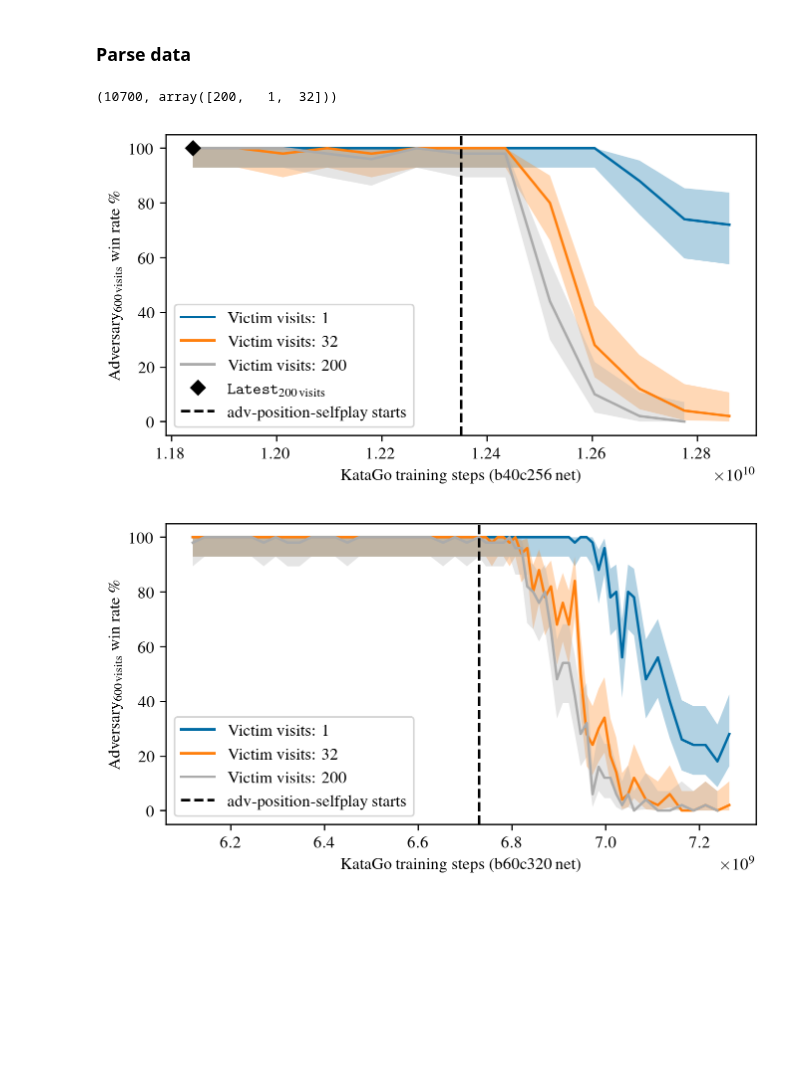
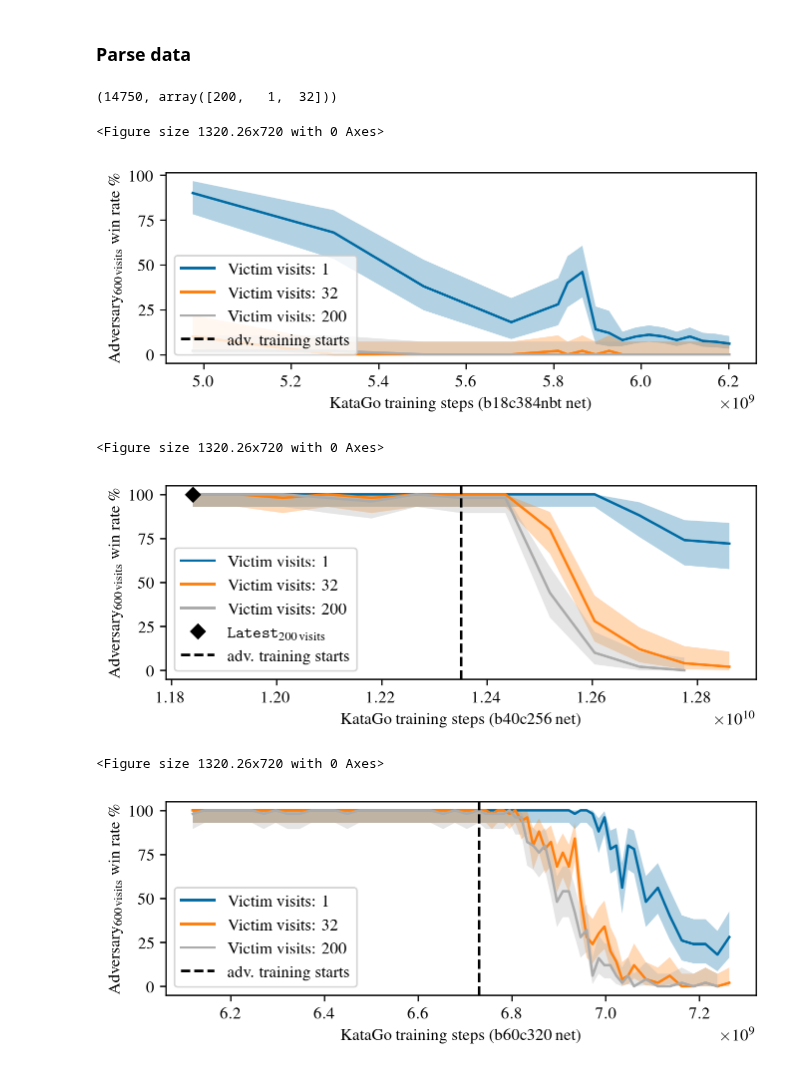
Before and after one commit to AlignmentResearch/KataGoVisualizer, a Jupyter notebook: notebooks/notebooks/paper/katago-new-ckpt-evals.ipynb, the cells around one changed output. Saved outputs shown, nothing was run; the diff lists cells and outputs as text; code cells hidden in the pictures; blank space fills up the shorter version.

```diff
--- a/notebooks/notebooks/paper/katago-new-ckpt-evals.ipynb
+++ b/notebooks/notebooks/paper/katago-new-ckpt-evals.ipynb
@@ -23,13 +23,14 @@ df = utils.parse_sgfs(
         "/nas/ucb/tony/go-attack/matches/cyclic-adv-s545m-vs-newer-katago-ckpts/",
         "/nas/ucb/k8/go-attack/match/tony-new-kata-cp-sweep-try0/",
         "/nas/ucb/k8/go-attack/match/tony-new-kata-cp-sweep-v32/",
+        "/nas/ucb/k8/go-attack/match/ttseng-cyclic-vs-b18-20230516",
     ]
 )
 df["victim_net_type"] = df.victim_name.str.split("-").str[0]
 df["victim_rows"] = df.victim_name.str.split("-d").str[-1].astype(int)
 len(df), df.victim_visits.unique()
 # %% [output]
-(10700, array([200,   1,  32]))
+(14750, array([200,   1,  32]))
 # %%
 # kata1-b60c320-s6729327872-d3057177418 is last checkpoint before
 # adversarial training begins
@@ -41,6 +42,11 @@ LATEST_STEPS = 11840935168
 ALPHA = 0.05
 colors = plt.rcParams["axes.prop_cycle"].by_key()["color"]
 for net_type in sorted(df.victim_net_type.unique()):
+    # Shrink figure height to make all figures fit on one page
+    FIG_HEIGHT_MULTIPLIER = 0.7
+    fig = plt.figure()
+    plt.figure(figsize=(fig.get_figwidth(), fig.get_figheight() * FIG_HEIGHT_MULTIPLIER))
+
     for i, vv in enumerate(sorted(df.victim_visits.unique())):
         sub_df = df.query("victim_net_type == @net_type and victim_visits == @vv")
         mean_df = sub_df.groupby("victim_steps").adv_win.mean()
@@ -66,33 +72,39 @@ for net_type in sorted(df.victim_net_type.unique()):
             ci_df.upper,  # type: ignore
             alpha=0.3,
             color=colors[i],
             edgecolor="none",
         )
 
         if vv == 200 and net_type == "b40c256":
             plt.plot(
                 LATEST_STEPS,
                 100 * sub_df.query("victim_steps == @LATEST_STEPS").adv_win.mean(),
                 "D",
                 label=r"\texttt{Latest}$_\mathrm{200\,visits}$",
                 color="black",
             )
 
     adv_training_start_steps = df.query(
         "victim_net_type == @net_type & victim_rows <= @ADV_TRAIN_ROW_START"
     ).victim_steps.max()
     plt.axvline(
         adv_training_start_steps,
         color="black",
         linestyle="--",
-        label="adv-position-selfplay starts",
+        label="adv. training starts",
     )
 
     # Legend in lower left corner
     plt.legend(loc="lower left")
     plt.ylabel(r"Adversary$_\mathrm{600\,visits}$ win rate \%")
     plt.xlabel(rf"KataGo training steps ({net_type} net)")
+
+    plt.savefig(f"katago-adv-training-win-rate-{net_type}.pgf", backend="pgf")
     plt.show()
 # %% [output]
+<Figure size 1320.26x720 with 0 Axes>
-[figure, old version]
+[figure, new version]
+<Figure size 1320.26x720 with 0 Axes>
-[figure, old version]
+[figure, new version]
+<Figure size 1320.26x720 with 0 Axes>
+[figure, added]
```
Also changed, not shown: 1 other file.
